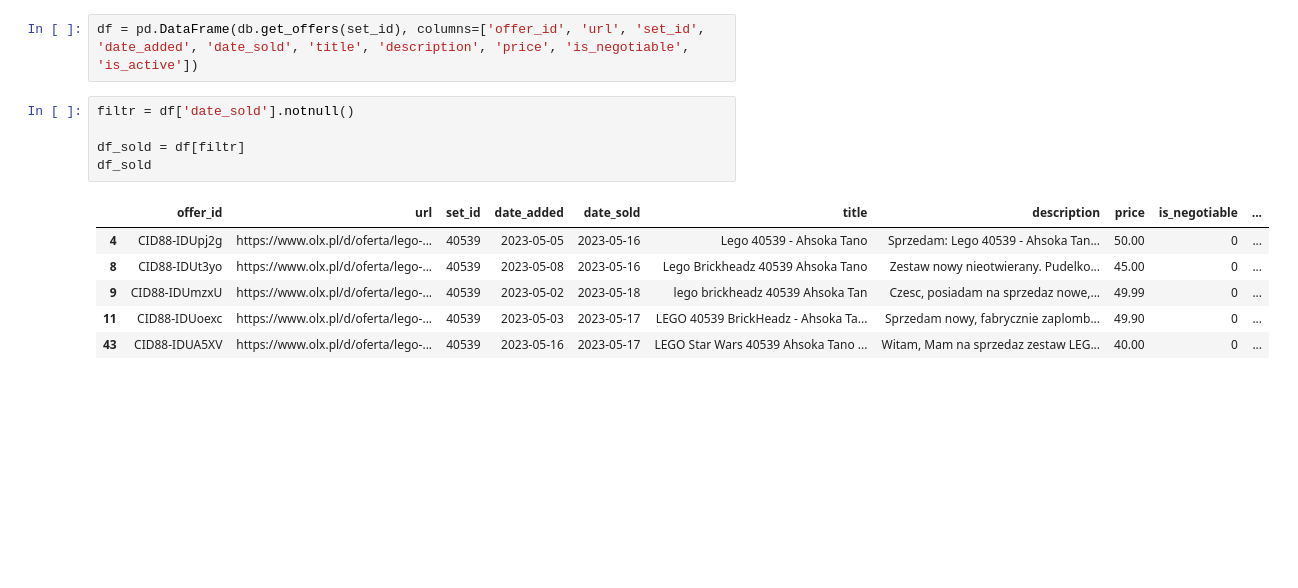
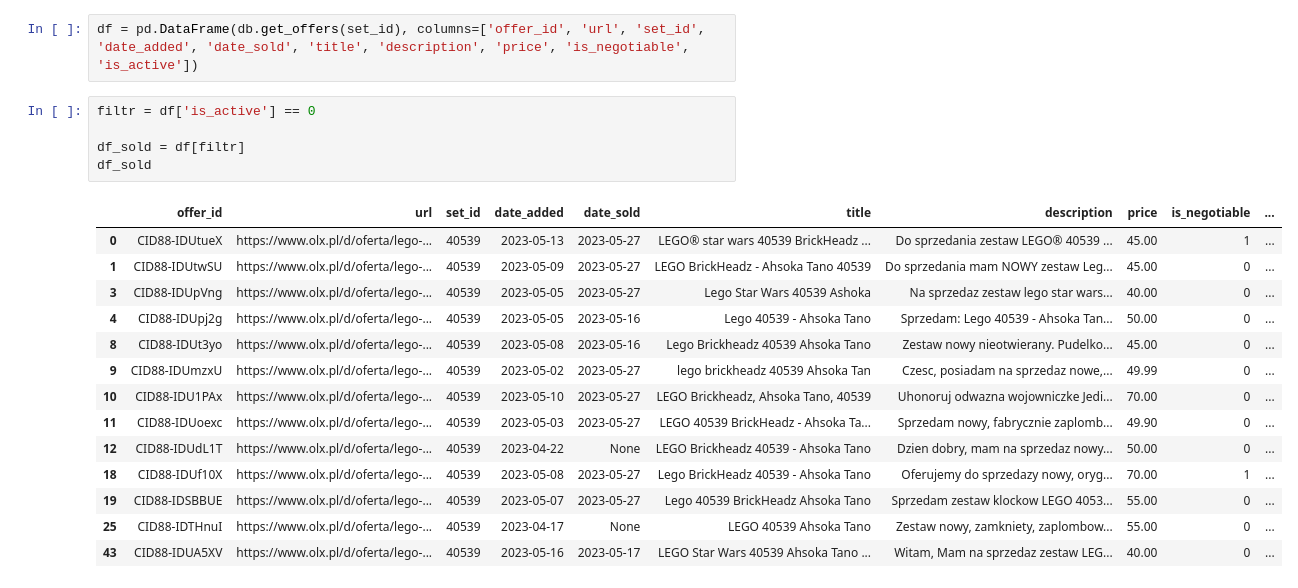
Before and after one commit to RabaDaba1/lego-bot, a Jupyter notebook: main.ipynb, the cells around one changed output. Drawn from its saved outputs; the diff is of its cells as text; blank space fills up the shorter version.

```diff
--- a/main.ipynb
+++ b/main.ipynb
@@ -36,16 +66,24 @@ Offers for set 40539 updated
 # %%
 df = pd.DataFrame(db.get_offers(set_id), columns=['offer_id', 'url', 'set_id', 'date_added', 'date_sold', 'title', 'description', 'price', 'is_negotiable', 'is_active'])
 # %%
-filtr = df['date_sold'].notnull()
+filtr = df['is_active'] == 0
 
 df_sold = df[filtr]
 df_sold
 # %% [output]
 |  | offer_id | url | set_id | date_added | date_sold | title | description | price | is_negotiable | ... |
+| 0 | CID88-IDUtueX | https://www.olx.pl/d/oferta/lego-... | 40539 | 2023-05-13 | 2023-05-27 | LEGO® star wars 40539 BrickHeadz ... | Do sprzedania zestaw LEGO® 40539 ... | 45.00 | 1 | ... |
+| 1 | CID88-IDUtwSU | https://www.olx.pl/d/oferta/lego-... | 40539 | 2023-05-09 | 2023-05-27 | LEGO BrickHeadz - Ahsoka Tano 40539 | Do sprzedania mam NOWY zestaw Leg... | 45.00 | 0 | ... |
+| 3 | CID88-IDUpVng | https://www.olx.pl/d/oferta/lego-... | 40539 | 2023-05-05 | 2023-05-27 | Lego Star Wars 40539 Ashoka | Na sprzedaz zestaw lego star wars... | 40.00 | 0 | ... |
 | 4 | CID88-IDUpj2g | https://www.olx.pl/d/oferta/lego-... | 40539 | 2023-05-05 | 2023-05-16 | Lego 40539 - Ahsoka Tano | Sprzedam: Lego 40539 - Ahsoka Tan... | 50.00 | 0 | ... |
 | 8 | CID88-IDUt3yo | https://www.olx.pl/d/oferta/lego-... | 40539 | 2023-05-08 | 2023-05-16 | Lego Brickheadz 40539 Ahsoka Tano | Zestaw nowy nieotwierany. Pudelko... | 45.00 | 0 | ... |
-| 9 | CID88-IDUmzxU | https://www.olx.pl/d/oferta/lego-... | 40539 | 2023-05-02 | 2023-05-18 | lego brickheadz 40539 Ahsoka Tan | Czesc, posiadam na sprzedaz nowe,... | 49.99 | 0 | ... |
-| 11 | CID88-IDUoexc | https://www.olx.pl/d/oferta/lego-... | 40539 | 2023-05-03 | 2023-05-17 | LEGO 40539 BrickHeadz - Ahsoka Ta... | Sprzedam nowy, fabrycznie zaplomb... | 49.90 | 0 | ... |
+| 9 | CID88-IDUmzxU | https://www.olx.pl/d/oferta/lego-... | 40539 | 2023-05-02 | 2023-05-27 | lego brickheadz 40539 Ahsoka Tan | Czesc, posiadam na sprzedaz nowe,... | 49.99 | 0 | ... |
+| 10 | CID88-IDU1PAx | https://www.olx.pl/d/oferta/lego-... | 40539 | 2023-05-10 | 2023-05-27 | LEGO Brickheadz, Ahsoka Tano, 40539 | Uhonoruj odwazna wojowniczke Jedi... | 70.00 | 0 | ... |
+| 11 | CID88-IDUoexc | https://www.olx.pl/d/oferta/lego-... | 40539 | 2023-05-03 | 2023-05-27 | LEGO 40539 BrickHeadz - Ahsoka Ta... | Sprzedam nowy, fabrycznie zaplomb... | 49.90 | 0 | ... |
+| 12 | CID88-IDUdL1T | https://www.olx.pl/d/oferta/lego-... | 40539 | 2023-04-22 | None | LEGO Brickheadz 40539 - Ahsoka Tano | Dzien dobry, mam na sprzedaz nowy... | 50.00 | 0 | ... |
+| 18 | CID88-IDUf10X | https://www.olx.pl/d/oferta/lego-... | 40539 | 2023-05-08 | 2023-05-27 | Lego BrickHeadz 40539 - Ahsoka Tano | Oferujemy do sprzedazy nowy, oryg... | 70.00 | 1 | ... |
+| 19 | CID88-IDSBBUE | https://www.olx.pl/d/oferta/lego-... | 40539 | 2023-05-07 | 2023-05-27 | Lego 40539 BrickHeadz Ahsoka Tano | Sprzedam zestaw klockow LEGO 4053... | 55.00 | 0 | ... |
+| 25 | CID88-IDTHnuI | https://www.olx.pl/d/oferta/lego-... | 40539 | 2023-04-17 | None | LEGO 40539 Ahsoka Tano | Zestaw nowy, zamkniety, zaplombow... | 55.00 | 0 | ... |
 | 43 | CID88-IDUA5XV | https://www.olx.pl/d/oferta/lego-... | 40539 | 2023-05-16 | 2023-05-17 | LEGO Star Wars 40539 Ahsoka Tano ... | Witam, Mam na sprzedaz zestaw LEG... | 40.00 | 0 | ... |
 # %%
 import matplotlib.pyplot as plt
```
Also changed, not shown: parts of 6 cells of this notebook, 1 other file.
